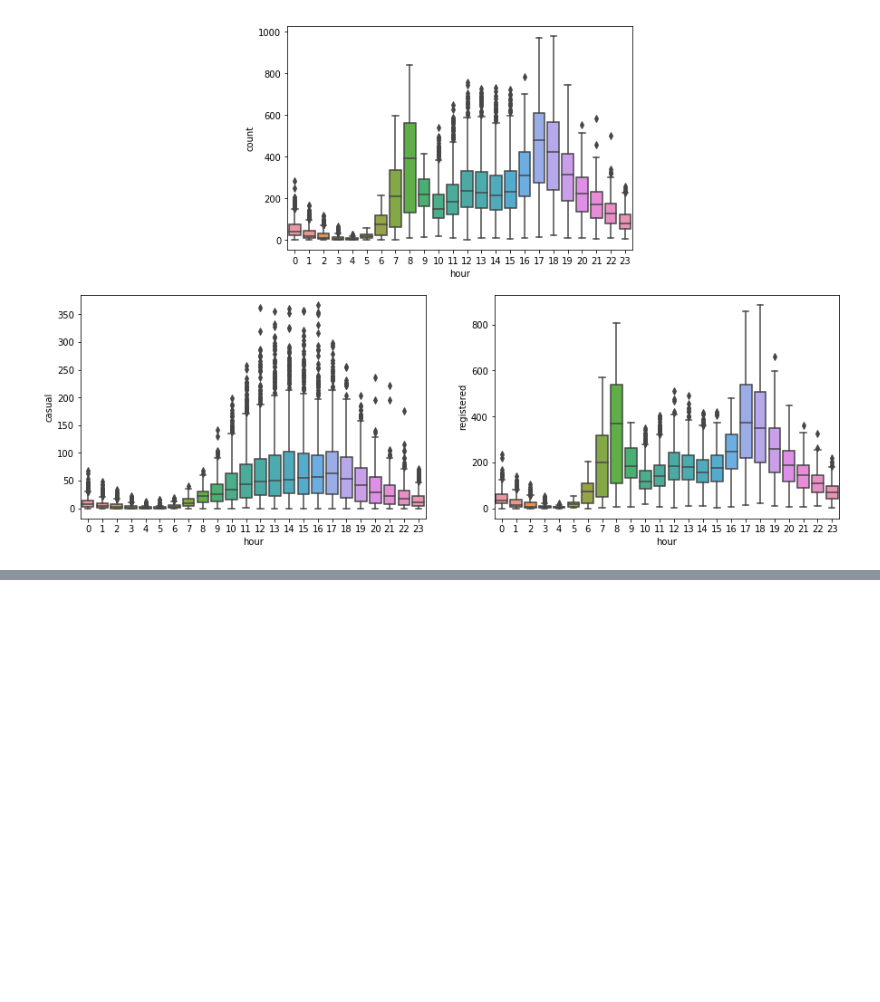
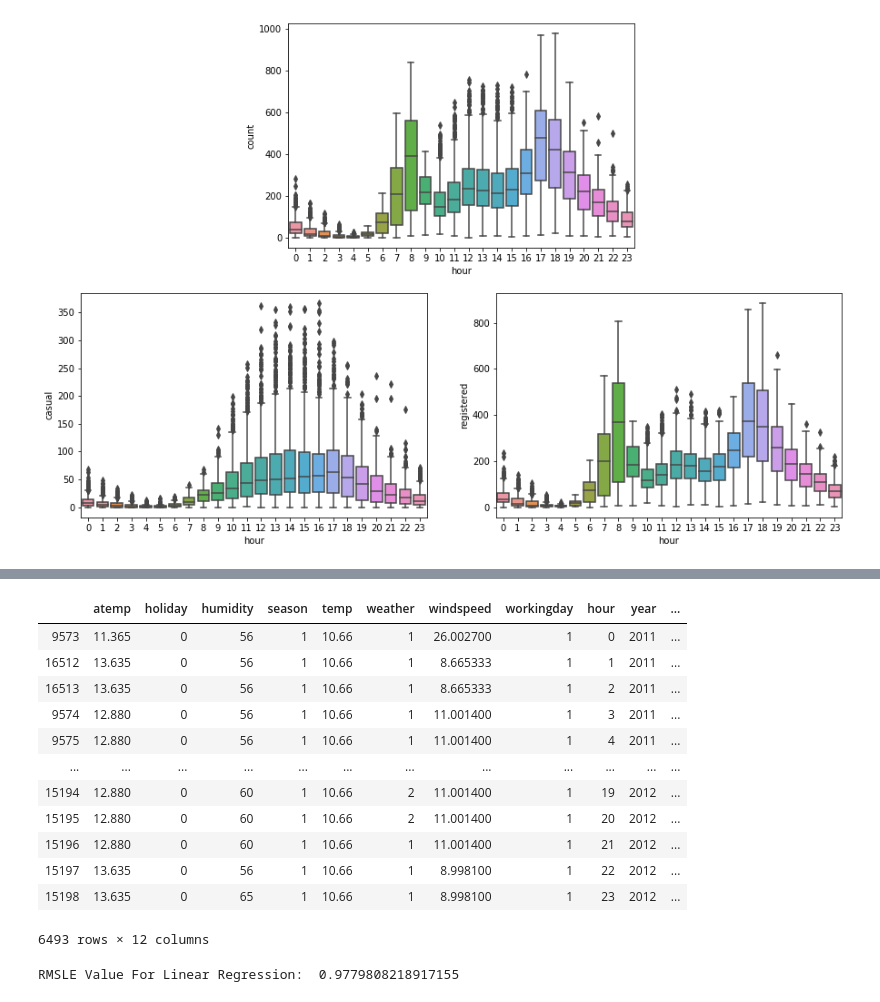
Before and after one commit to samileyang/bikesharing, a Jupyter notebook: bikesharing for ML.ipynb, the cells around one changed output, grey strips where cells are left out. Cells and saved outputs as stored; diff of their text form; code cells hidden in the pictures; blank space fills up the shorter version.

```diff
--- a/bikesharing for ML.ipynb
+++ b/bikesharing for ML.ipynb
@@ -180,3 +175,19 @@ dataTrain
 | 9571 | 17.425 | 0 | 61 | 4 | 13.94 | 1 | 6.003200 | 1 | 22 | 2012 | ... |
 | 9572 | 16.665 | 0 | 66 | 4 | 13.12 | 1 | 8.998100 | 1 | 23 | 2012 | ... |
 10886 rows × 12 columns
+# %%
+dataTest
+# %% [output]
+|  | atemp | holiday | humidity | season | temp | weather | windspeed | workingday | hour | year | ... |
+| 9573 | 11.365 | 0 | 56 | 1 | 10.66 | 1 | 26.002700 | 1 | 0 | 2011 | ... |
+| 16512 | 13.635 | 0 | 56 | 1 | 10.66 | 1 | 8.665333 | 1 | 1 | 2011 | ... |
+| 16513 | 13.635 | 0 | 56 | 1 | 10.66 | 1 | 8.665333 | 1 | 2 | 2011 | ... |
+| 9574 | 12.880 | 0 | 56 | 1 | 10.66 | 1 | 11.001400 | 1 | 3 | 2011 | ... |
+| 9575 | 12.880 | 0 | 56 | 1 | 10.66 | 1 | 11.001400 | 1 | 4 | 2011 | ... |
+| ... | ... | ... | ... | ... | ... | ... | ... | ... | ... | ... | ... |
+| 15194 | 12.880 | 0 | 60 | 1 | 10.66 | 2 | 11.001400 | 1 | 19 | 2012 | ... |
+| 15195 | 12.880 | 0 | 60 | 1 | 10.66 | 2 | 11.001400 | 1 | 20 | 2012 | ... |
+| 15196 | 12.880 | 0 | 60 | 1 | 10.66 | 1 | 11.001400 | 1 | 21 | 2012 | ... |
+| 15197 | 13.635 | 0 | 56 | 1 | 10.66 | 1 | 8.998100 | 1 | 22 | 2012 | ... |
+| 15198 | 13.635 | 0 | 65 | 1 | 10.66 | 1 | 8.998100 | 1 | 23 | 2012 | ... |
+6493 rows × 12 columns
@@ -182,0 +203,20 @@ dataTrain
+# %%
+from sklearn.linear_model import LinearRegression,Ridge,Lasso
+from sklearn.model_selection import GridSearchCV
+from sklearn import metrics
+import warnings
+pd.options.mode.chained_assignment = None
+warnings.filterwarnings("ignore", category=DeprecationWarning)
+
+# Initialize logistic regression model
+lModel = LinearRegression()
+
+# Train the model
+yLabelsLog = np.log1p(yLabels)
+lModel.fit(X = dataTrain,y = yLabelsLog)
+
+# Make predictions
+preds = lModel.predict(X= dataTrain)
+print ("RMSLE Value For Linear Regression: ",rmsle(np.exp(yLabelsLog),np.exp(preds),False))
+# %% [output]
+RMSLE Value For Linear Regression:  0.9779808218917155
```
Also changed, not shown: parts of 9 cells of this notebook.
